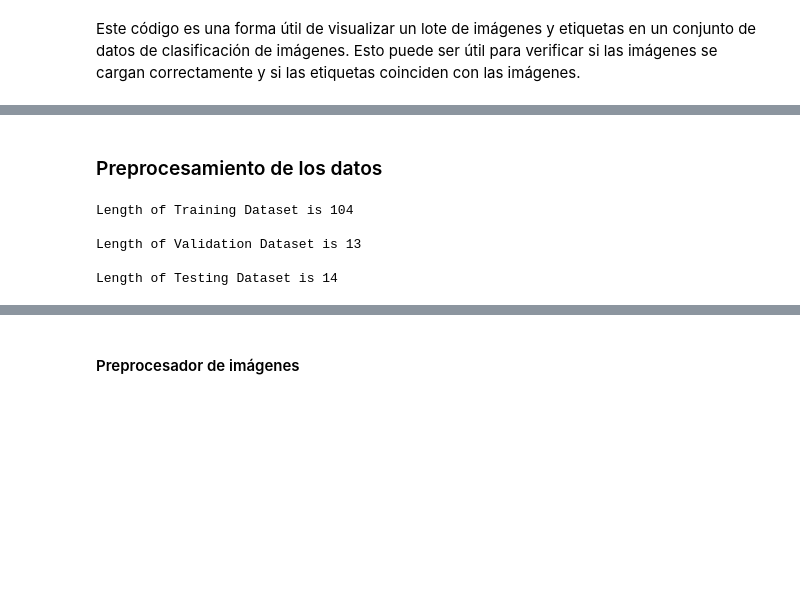
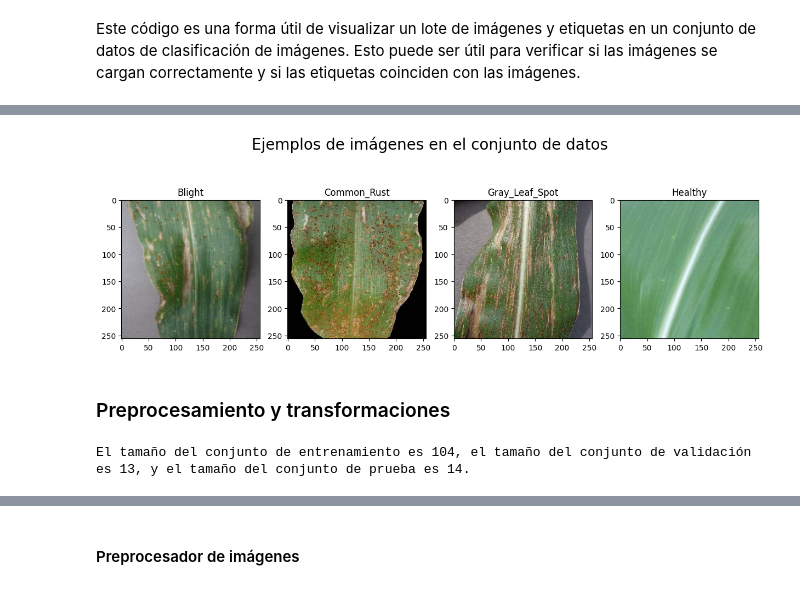
Before and after one commit to mich7095/diagnostico-maiz, a Jupyter notebook: diagnostico_maiz_final.ipynb, the cells around one changed output, grey strips where cells are left out. Saved outputs shown, nothing was run; the diff lists cells and outputs as text; code cells hidden in the pictures; blank space fills up the shorter version.

```diff
--- a/diagnostico_maiz_final.ipynb
+++ b/diagnostico_maiz_final.ipynb
@@ -24,0 +23,7 @@ Found 4188 files belonging to 4 classes.
+# %%
+dataset = tf.keras.preprocessing.image_dataset_from_directory(
+    "archive\data",
+    shuffle=True, #las imágenes se mezclarán aleatoriamente antes de dividirlas en lotes.
+    image_size=(256, 256), #todas las imágenes se redimensionarán a 256x256 píxeles.
+    batch_size=32 # el tamaño del lote para el entrenamiento del modelo.
+)
@@ -31,11 +38,3 @@ class_names
 #### Visualicemos una muestra del lote de imágenes
 # %% [markdown]
 Este código es una forma útil de visualizar un lote de imágenes y etiquetas en un conjunto de datos de clasificación de imágenes. Esto puede ser útil para verificar si las imágenes se cargan correctamente y si las etiquetas coinciden con las imágenes.
-# %%
-plt.figure(figsize=(10,10))
-for image_batch , label_batch in dataset.take(1):
-    for i in range(12):
-        ax = plt.subplot(3,4,i+1)
-        plt.imshow(image_batch[i].numpy().astype('uint8'))
-        plt.title(class_names[label_batch[i]])
-        plt.axis('off')
@@ -44,3 +41,19 @@ for image_batch , label_batch in dataset.take(1):
-# %% [markdown]
-### Preprocesamiento de los datos
+# %%
+# Obtener una lista de imágenes y etiquetas de la primera época del conjunto de datos
+for images, labels in dataset.take(1):
+    # Obtener los nombres de las clases del conjunto de datos
+    class_names = dataset.class_names
+    # Crear una figura con una subfigura para cada clase
+    fig, axs = plt.subplots(1, len(class_names), figsize=(15, 5))
+    fig.suptitle('Ejemplos de imágenes en el conjunto de datos', fontsize=20)
+    # Para cada clase, encontrar la primera imagen en la lista que pertenece a esa clase y mostrarla en la subfigura correspondiente
+    for i in range(len(class_names)):
+        idx = tf.where(labels == i)[0][0]
+        img = images[idx]
+        axs[i].imshow(img.numpy().astype("uint8"))
+        axs[i].set_title(class_names[i])
+# %% [output]
+[figure, added]
+# %% [markdown]
+### Preprocesamiento y transformaciones
 # %%
@@ -64,12 +82,8 @@ train_ds,val_ds,test_ds = get_dataset(dataset)
-# %%
-print("Length of Training Dataset is",len(train_ds))
-print("\nLength of Validation Dataset is",len(val_ds))
-print("\nLength of Testing Dataset is",len(test_ds))
-# %% [output]
-Length of Training Dataset is 104
-
-Length of Validation Dataset is 13
-
-Length of Testing Dataset is 14
+# %%
+train_ds, val_ds, test_ds, _, _, _ = get_dataset(dataset)
+print(
+    f"El tamaño del conjunto de entrenamiento es {len(train_ds)}, el tamaño del conjunto de validación es {len(val_ds)}, y el tamaño del conjunto de prueba es {len(test_ds)}.")
+# %% [output]
+El tamaño del conjunto de entrenamiento es 104, el tamaño del conjunto de validación es 13, y el tamaño del conjunto de prueba es 14.
 # %%
 # optimizaciones adicionales a los conjuntos de datos de entrenamiento, validación y prueba creados por la función get_dataset()
```
Also changed, not shown: parts of 31 cells of this notebook, 3 other files.
